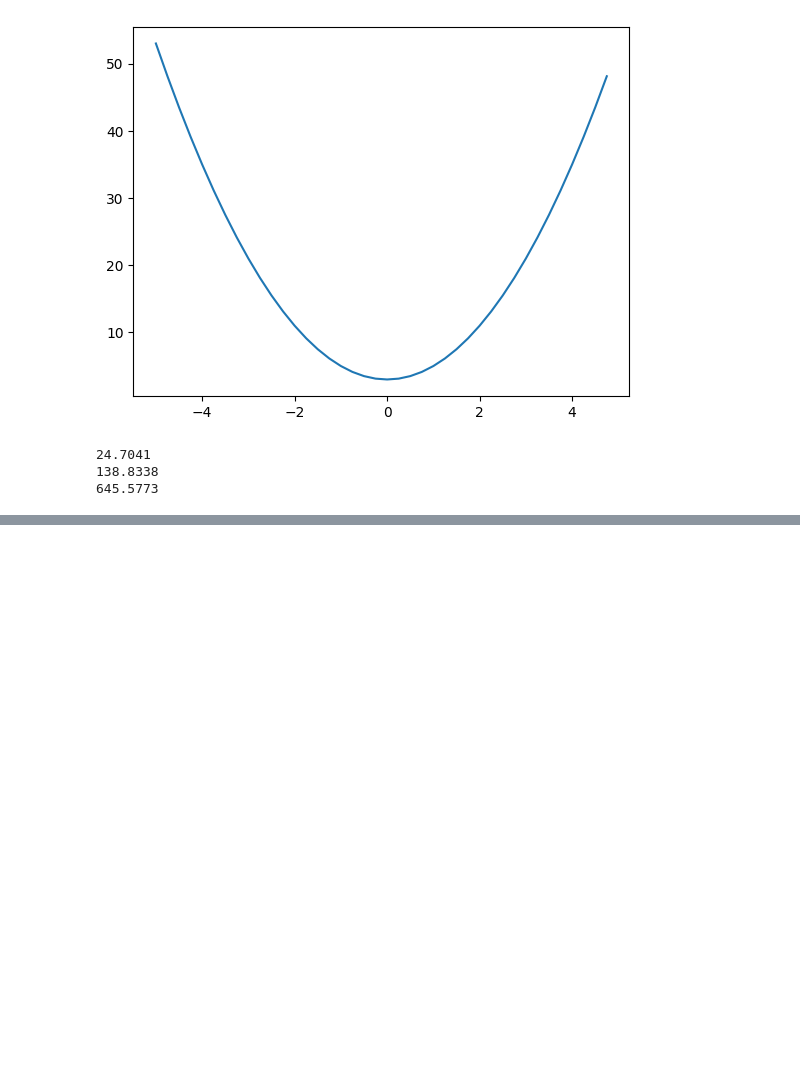
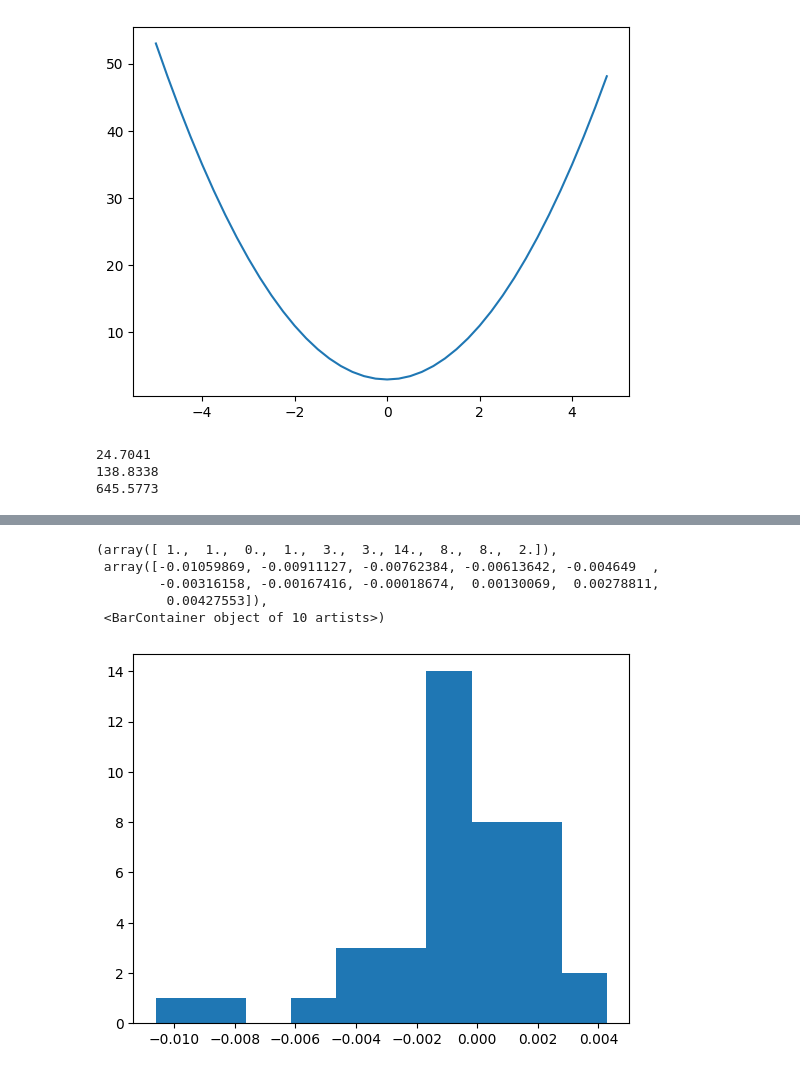
Before and after one commit to varun-balaji/smolgrad, a Jupyter notebook: micrograd.ipynb, the cells around one changed output, grey strips where cells are left out. Saved outputs shown, nothing was run; the diff lists cells and outputs as text; code cells hidden in the pictures; blank space fills up the shorter version.

```diff
--- a/micrograd.ipynb
+++ b/micrograd.ipynb
@@ -279,0 +398,9 @@ o=0.7071067776767761 grad=1.0 *
+# %%
+plt.hist([p.grad for p in n.params()])
+# %% [output]
+(array([ 1.,  1.,  0.,  1.,  3.,  3., 14.,  8.,  8.,  2.]),
+ array([-0.01059869, -0.00911127, -0.00762384, -0.00613642, -0.004649  ,
+        -0.00316158, -0.00167416, -0.00018674,  0.00130069,  0.00278811,
+         0.00427553]),
+ <BarContainer object of 10 artists>)
+[figure, added]
```
Also changed, not shown: parts of 18 cells of this notebook.
